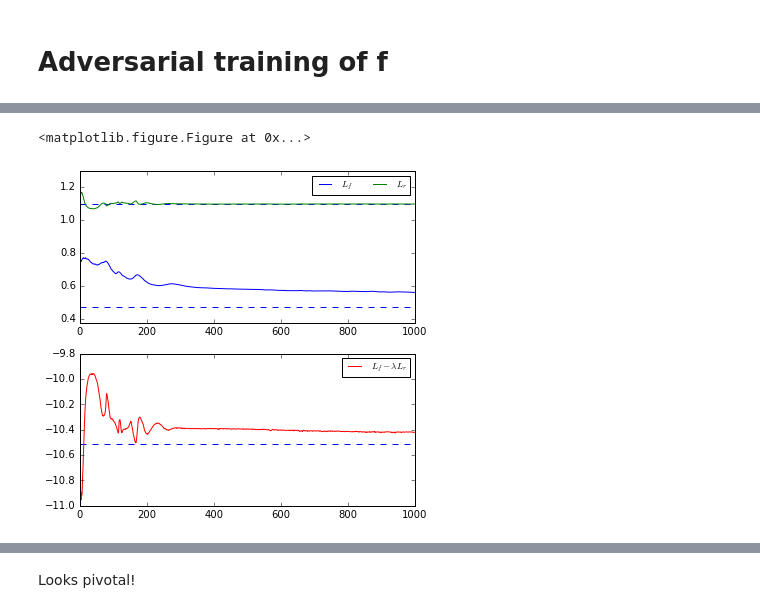
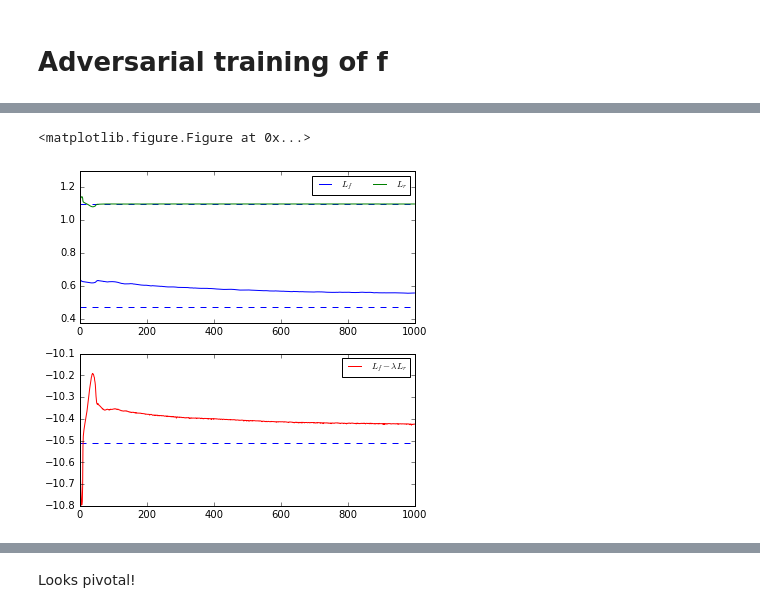
Before and after one commit to glouppe/paper-learning-to-pivot, a Jupyter notebook: code/Toy.ipynb, the cells around one changed output, grey strips where cells are left out. Drawn from its saved outputs; the diff is of its cells as text; code cells hidden in the pictures.

```diff
--- a/code/Toy.ipynb
+++ b/code/Toy.ipynb
@@ -287,31 +287,31 @@ losses = {"L_f": [], "L_r": [], "L_f - L_r": []}
 # %%
 batch_size = 128
 
 for i in range(1001):
     if i % 50 == 0:
         plot_losses(i, losses)
 
     # Fit D
     D.trainable = True
     R.trainable = False
     indices = np.random.permutation(len(X_train))[:batch_size]
     DRf.train_on_batch(X_train[indices], [y_train[indices], z_train[indices]])
 
     l = DRf.evaluate(X_valid, [y_valid, z_valid], verbose=0)
     losses["L_f - L_r"].append(l[0][None][0])
     losses["L_f"].append(l[1][None][0])
     losses["L_r"].append(-l[2][None][0])
 
     # Fit R
     D.trainable = False
     R.trainable = True
 
-    for j in range(25):
+    for j in range(100):
         indices = np.random.permutation(len(X_train))[:batch_size]
         DfR.train_on_batch(X_train[indices], z_train[indices])
 # %% [output]
 <matplotlib.figure.Figure at 0x...>
-[figure, old version]
+[figure, new version]
 # %%
 plt.hist(1. - D.predict(X0), bins=50, normed=1, histtype="step", label="$f(X)|Z=0$")
 plt.hist(1. - D.predict(X1), bins=50, normed=1, histtype="step", label="$f(X)|Z=1$")
```
Also changed, not shown: parts of 13 cells of this notebook.
